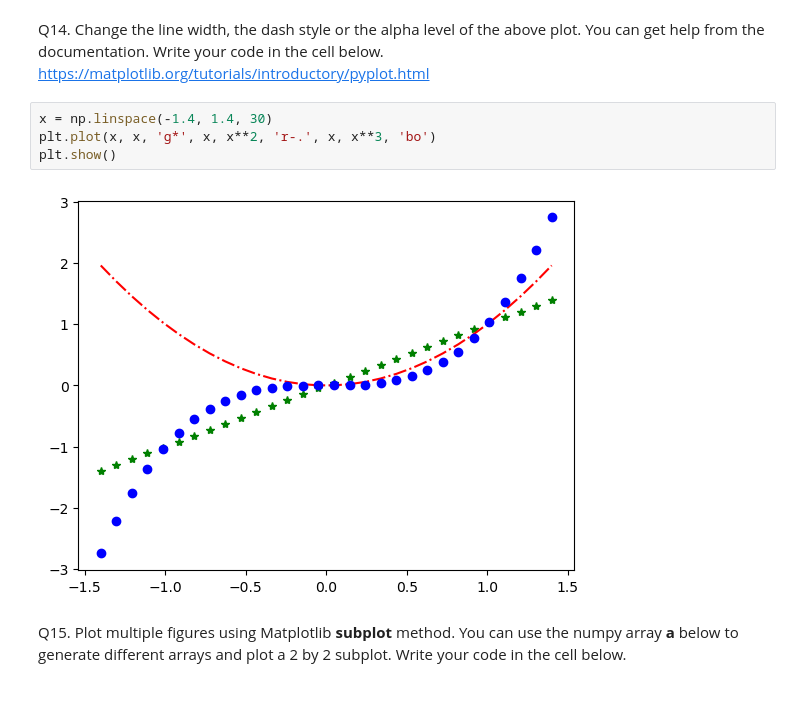
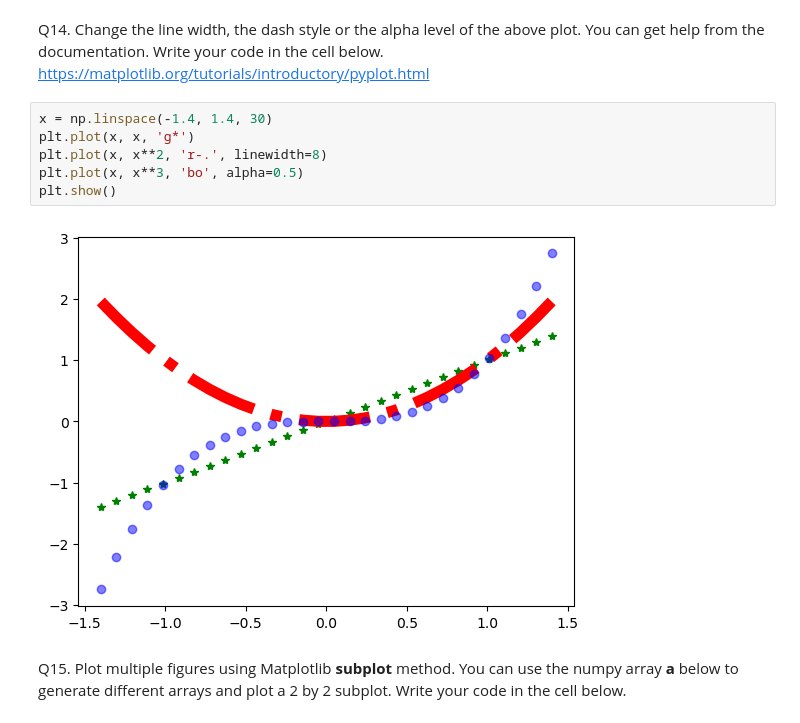
Before and after one commit to Henz00/UniversityAssignments, a Jupyter notebook: Applied Machine Learning/ps1/ps1.ipynb, the cells around one changed output. Drawn from its saved outputs; the diff is of its cells as text.

```diff
--- a/Applied Machine Learning/ps1/ps1.ipynb
+++ b/Applied Machine Learning/ps1/ps1.ipynb
@@ -279,10 +285,12 @@ Q14. Change the line width, the dash style or the alpha level of the above plot.
 https://matplotlib.org/tutorials/introductory/pyplot.html
 # %%
 x = np.linspace(-1.4, 1.4, 30)
-plt.plot(x, x, 'g*', x, x**2, 'r-.', x, x**3, 'bo')
+plt.plot(x, x, 'g*')
+plt.plot(x, x**2, 'r-.', linewidth=8)
+plt.plot(x, x**3, 'bo', alpha=0.5)
 plt.show()
 # %% [output]
-[figure, old version]
+[figure, new version]
 # %% [markdown]
 Q15. Plot multiple figures using Matplotlib **subplot** method. You can use the numpy array **a** below to generate different arrays and plot a 2 by 2 subplot. Write your code in the cell below.
 # %%
```
Also changed, not shown: parts of 7 cells of this notebook.
